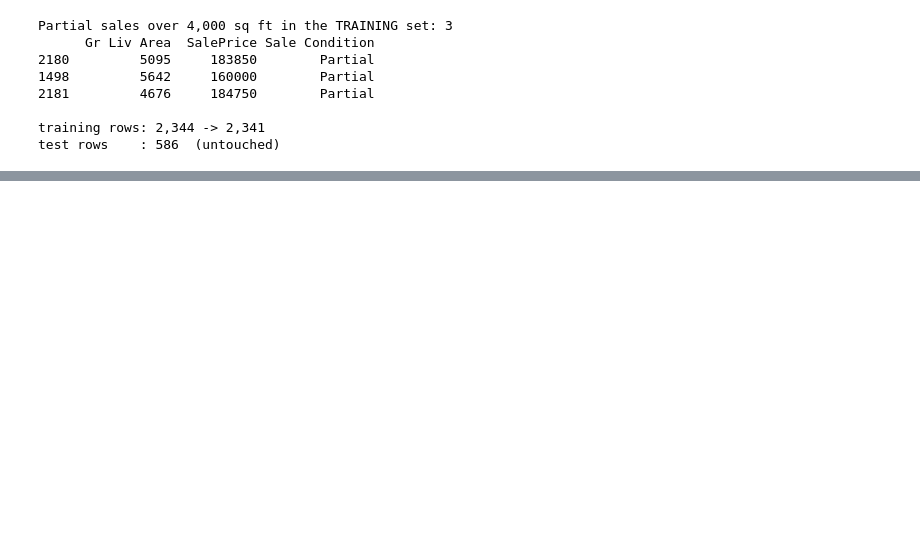
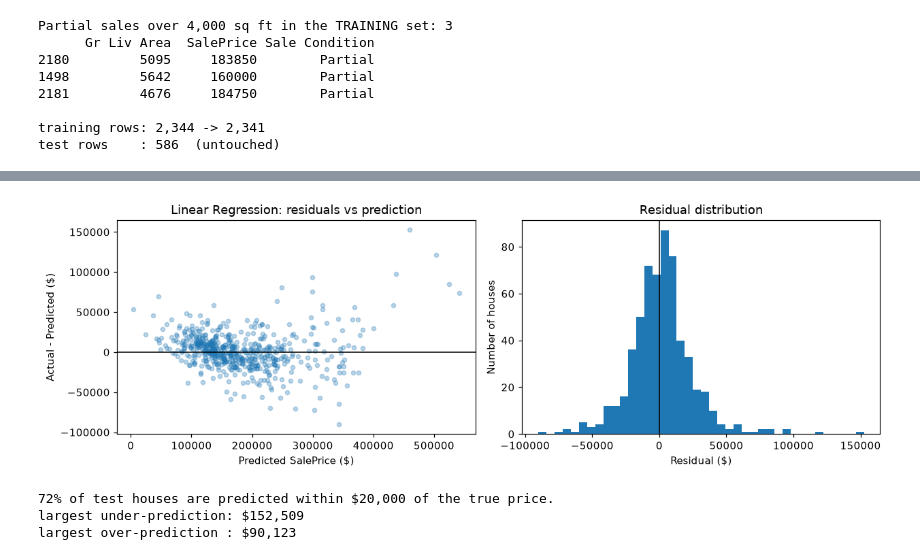
Before and after one commit to Elias-Chairi/IE500618-Assignment-1-Sale-Price-Data-ML-Workflow, a Jupyter notebook: notebooks/02_modeling.ipynb, the cells around one changed output, grey strips where cells are left out. Cells and saved outputs as stored; diff of their text form; code cells hidden in the pictures; blank space fills up the shorter version.

```diff
--- a/notebooks/02_modeling.ipynb
+++ b/notebooks/02_modeling.ipynb
@@ -265,0 +824,28 @@ plt.show()
+# %%
+# Residuals of the best model: where, and by how much, is it wrong?
+y_pred_best = predictions[best]
+residuals = y_test - y_pred_best
+
+fig, ax = plt.subplots(1, 2, figsize=(11.5, 3.8))
+
+ax[0].scatter(y_pred_best, residuals, alpha=0.3, s=16)
+ax[0].axhline(0, color="black", lw=1)
+ax[0].set_xlabel("Predicted SalePrice ($)"); ax[0].set_ylabel("Actual - Predicted ($)")
+ax[0].set_title(f"{best}: residuals vs prediction")
+
+ax[1].hist(residuals, bins=40)
+ax[1].axvline(0, color="black", lw=1)
+ax[1].set_xlabel("Residual ($)"); ax[1].set_ylabel("Number of houses")
+ax[1].set_title("Residual distribution")
+
+plt.tight_layout(); plt.show()
+
+within = (residuals.abs() < 20000).mean() * 100
+print(f"{within:.0f}% of test houses are predicted within $20,000 of the true price.")
+print(f"largest under-prediction: ${residuals.max():,.0f}")
+print(f"largest over-prediction : ${-residuals.min():,.0f}")
+# %% [output]
+[figure, added]
+72% of test houses are predicted within $20,000 of the true price.
+largest under-prediction: $152,509
+largest over-prediction : $90,123
```
Also changed, not shown: parts of 59 cells of this notebook, 1 other file.
